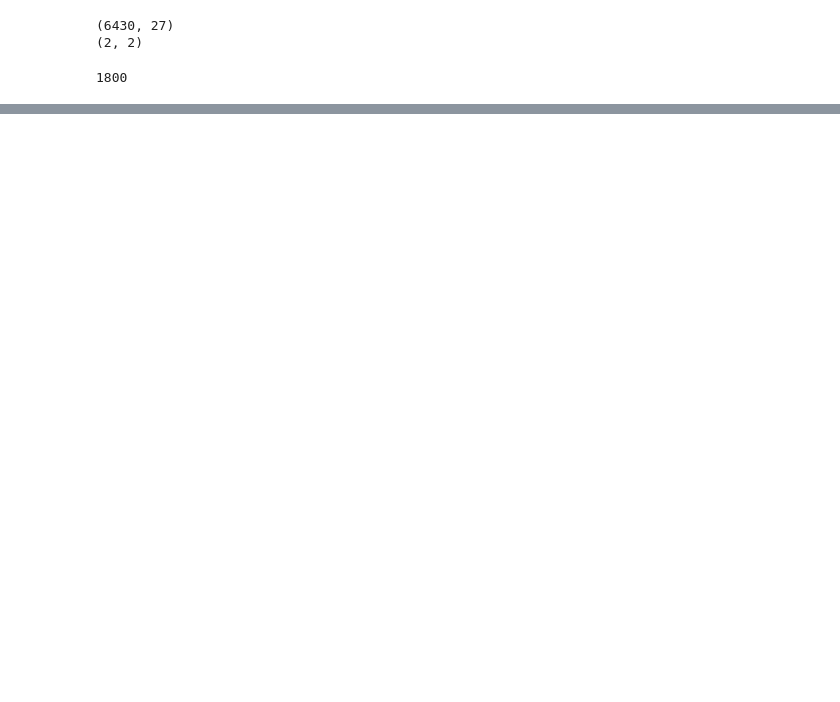
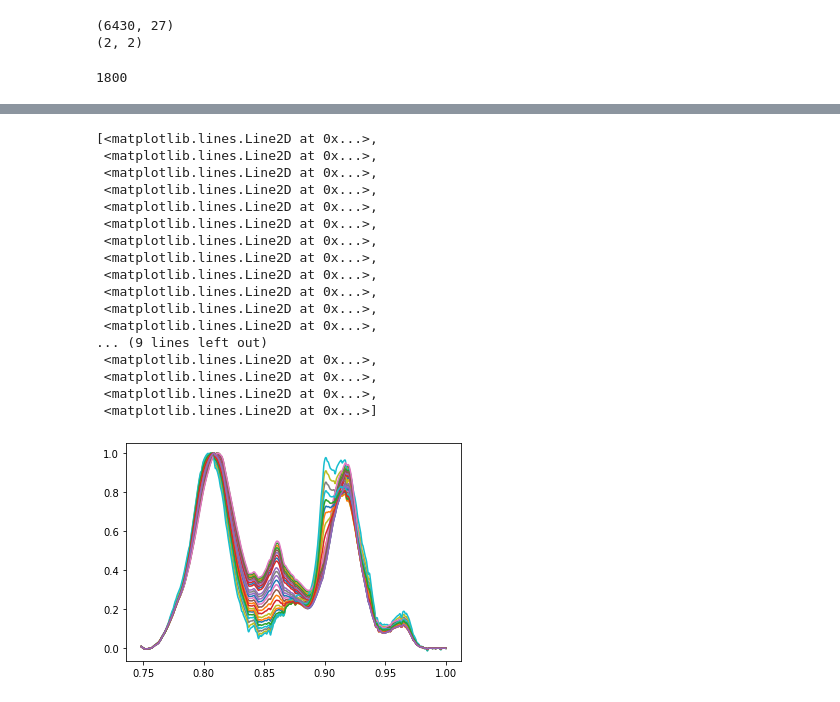
Before and after one commit to avrabyt/FTIR-fit, a Jupyter notebook: main4_copy.ipynb, the cells around one changed output, grey strips where cells are left out. Drawn from its saved outputs; the diff is of its cells as text; code cells hidden in the pictures; blank space fills up the shorter version.

```diff
--- a/main4_copy.ipynb
+++ b/main4_copy.ipynb
@@ -36,7 +36,7 @@ def load_files(dir_name):
     all_data = all_data.rename(columns = {colx:'x'})
     return all_data
 # %%
-dir_name = 'Data/Thylakoids/qg27/'
+dir_name = 'Data/'
 data = load_files(dir_name) # The output comes as Dataframe
 # print(data) # To visualize all the data
 # print(data.columns) # To check the columns
@@ -194,0 +120,23 @@ np.shape(y_base)
+# %%
+# Spectral corrections
+x = data['x'].to_numpy()
+data_corr_trim = pd.DataFrame()
+data_base = pd.DataFrame()
+data_corr = pd.DataFrame()
+data_corr = pd.concat([data_corr,data['x']], axis = 1)
+data_base = pd.concat([data_base,data['x']], axis = 1)
+for col in data.columns:
+    if col != 'x':
+        y = data[col].to_numpy()
+        y_corr, y_base = rp.baseline(x,y,roi,'poly',polynomial_order=3)
+        data_corr = pd.concat([data_corr,pd.DataFrame(y_corr,columns=[col])], axis=1)
+        data_base = pd.concat([data_base,pd.DataFrame(y_base,columns=[col])], axis=1)
+
+        x_fit = pd.DataFrame(x[np.where((x > roi[0,0])&(x < roi[1,1]))], columns= ['x_fit'])
+        y_fit = pd.DataFrame(y_corr[np.where((x > roi[0,0])&(x < roi[1,1]))],columns=[col])
+
+        if 'x_fit' in data_corr_trim.columns:
+            data_corr_trim = pd.concat([data_corr_trim,y_fit],axis=1)
+        else:
+            data_corr_trim = pd.concat([data_corr_trim,x_fit], axis = 1)
+data_corr_trim
@@ -194,0 +157,7 @@ np.shape(y_base)
+# %%
+data_norm = pd.DataFrame()
+for col_name in data_corr_trim.columns:
+    if col_name != 'x':
+        y_fit_norm_intensity = pd.DataFrame(rp.normalise(data_corr_trim[col_name],x = data_corr_trim['x_fit'],method="intensity"))
+        data_norm = pd.concat([data_norm,y_fit_norm_intensity],axis = 1)
+data_norm
@@ -194,0 +178,23 @@ np.shape(y_base)
+# %%
+df = data_norm.drop(['x_fit'], axis=1)
+plt.plot(data_norm['x_fit'],df)
+# plt.legend(df.columns)
+# %% [output]
+[<matplotlib.lines.Line2D at 0x...>,
+ <matplotlib.lines.Line2D at 0x...>,
+ <matplotlib.lines.Line2D at 0x...>,
+ <matplotlib.lines.Line2D at 0x...>,
+ <matplotlib.lines.Line2D at 0x...>,
+ <matplotlib.lines.Line2D at 0x...>,
+ <matplotlib.lines.Line2D at 0x...>,
+ <matplotlib.lines.Line2D at 0x...>,
+ <matplotlib.lines.Line2D at 0x...>,
+ <matplotlib.lines.Line2D at 0x...>,
+ <matplotlib.lines.Line2D at 0x...>,
+ <matplotlib.lines.Line2D at 0x...>,
+... (9 lines left out)
+ <matplotlib.lines.Line2D at 0x...>,
+ <matplotlib.lines.Line2D at 0x...>,
+ <matplotlib.lines.Line2D at 0x...>,
+ <matplotlib.lines.Line2D at 0x...>]
+[figure, added]
```
Also changed, not shown: parts of 9 cells of this notebook, 4 other files.
